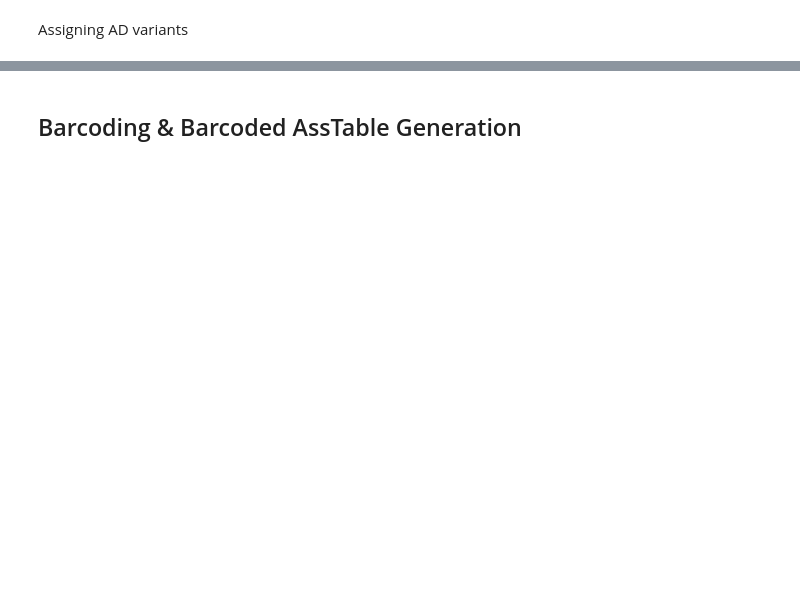
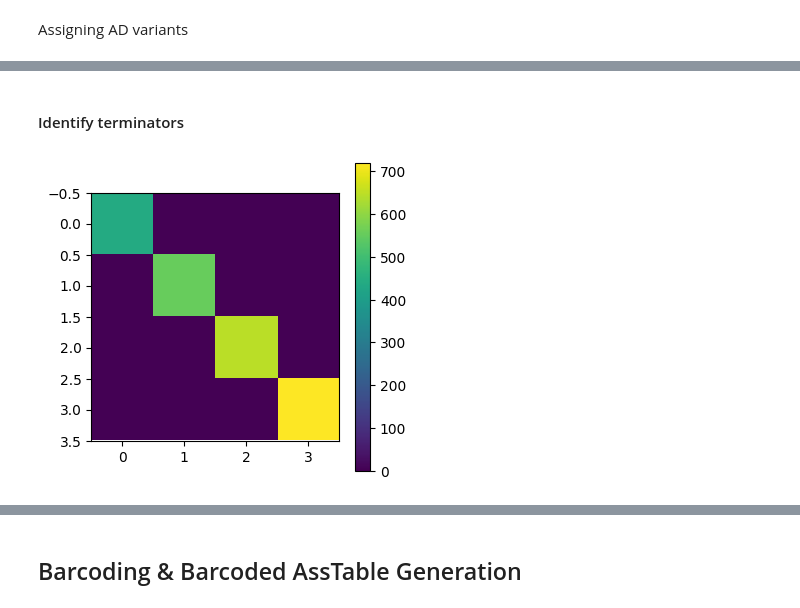
Before and after one commit to cbashorlab/WIMPY, a Jupyter notebook: wimpy_python/example_script_python.ipynb, the cells around one changed output, grey strips where cells are left out. Saved outputs shown, nothing was run; the diff lists cells and outputs as text; code cells hidden in the pictures; blank space fills up the shorter version.

```diff
--- a/wimpy_python/example_script_python.ipynb
+++ b/wimpy_python/example_script_python.ipynb
@@ -304,0 +228,21 @@ synTF_variants = np.stack([
+# %% [markdown]
+#### Identify terminators
+# %%
+# Analyze terminators using viscount
+term_synTF_match_ratios, _, term_synTF_conf = wp.viscount(
+    tregions_synTF,
+    ref_seqs=terminators_100k,
+    thresh=0.4,
+    tile_len=10,
+    return_confusion_matrix=True,
+    verbose=True
+)
+
+term_synTF_variants = np.argmax(term_synTF_match_ratios, axis=1)
+
+plt.figure(figsize=(4, 4))
+plt.imshow(term_synTF_conf)
+plt.colorbar()
+plt.show()
+# %% [output]
+[figure, added]
```
Also changed, not shown: parts of 32 cells of this notebook, 4 other files.
